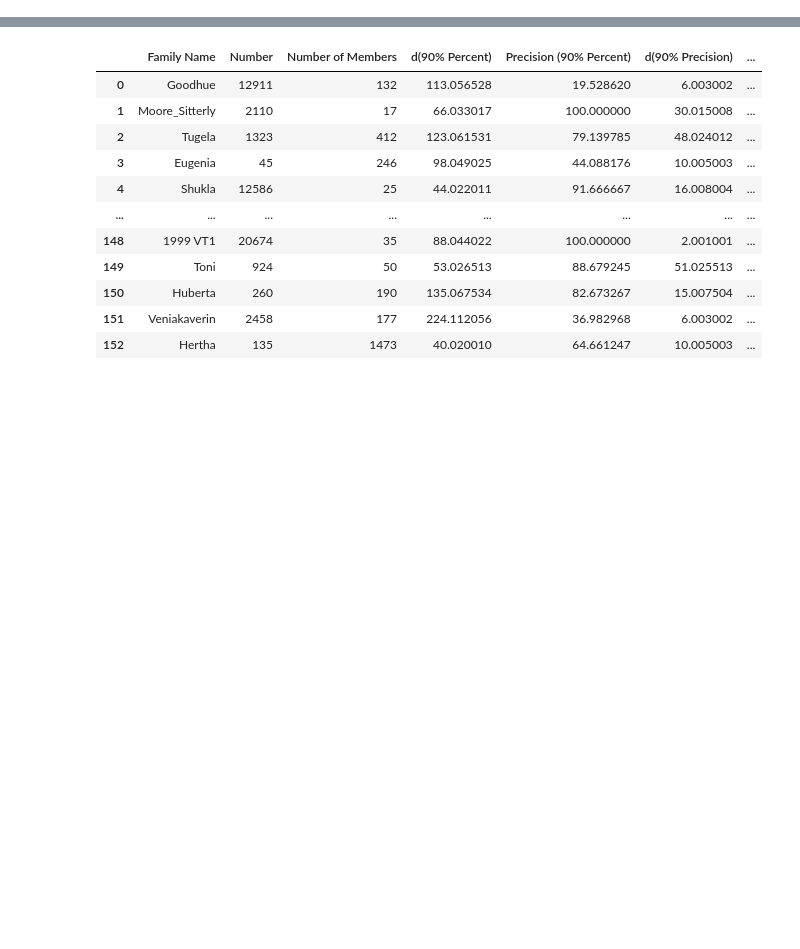
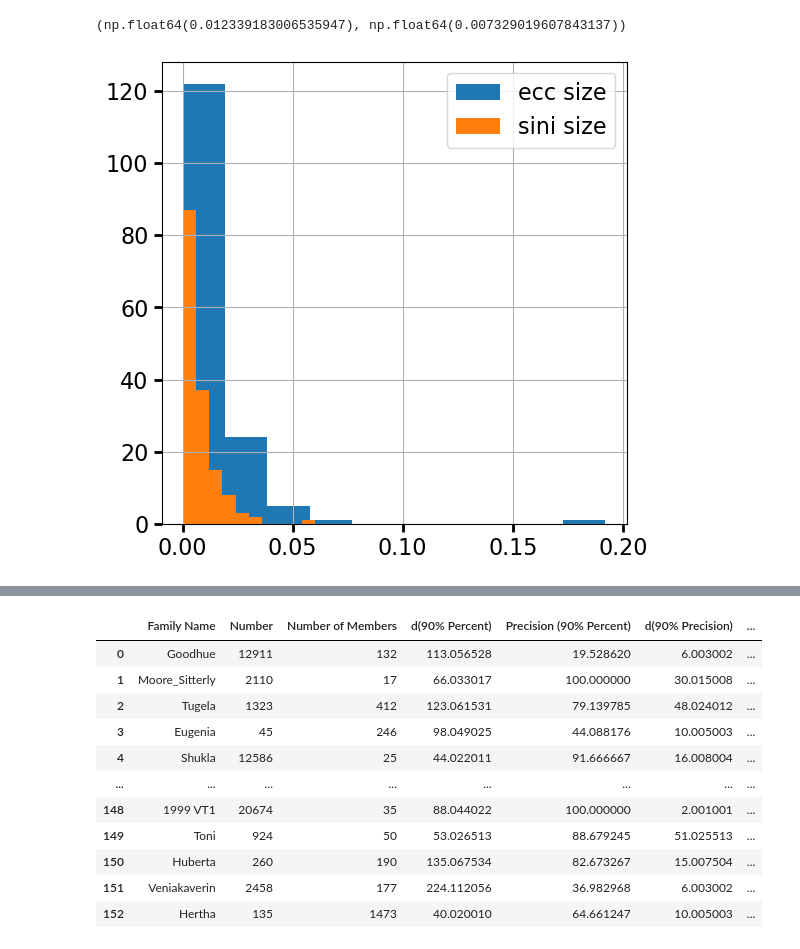
Before and after one commit to YangShen31/proper_elements_prediction, a Jupyter notebook: 4_family_identification/4.2_histogram_generations.ipynb, the cells around one changed output, grey strips where cells are left out. Drawn from its saved outputs; the diff is of its cells as text; code cells hidden in the pictures; blank space fills up the shorter version.

Commit message:
Calculate family size, pprint latex table, and save model_results_train

```diff
--- a/4_family_identification/4.2_histogram_generations.ipynb
+++ b/4_family_identification/4.2_histogram_generations.ipynb
@@ -165,6 +166,29 @@ for i,filename in enumerate(filenames):
     number_member_list.append(int(number))
     family_number_list.append(family_number)
     family_name_list.append(family_name)
+# %%
+e_fam_size = []
+sini_fam_size = []
+for i, d, family_df in families_to_run:
+    family_df["PackedName"] = family_df["PackedName"].apply(convert_id)
+    name_list = family_df["PackedName"]
+    family_df = nesvorny_elements[nesvorny_elements["Des'n"].isin(name_list)]
+
+    e_fam_size.append(family_df['prope'].max() - family_df['prope'].min())
+    # e_fam_size.append(family_df['prope'].std())
+    sini_fam_size.append(family_df['propsini'].max() - family_df['propsini'].min())
+    # sini_fam_size.append(family_df['propsini'].std())
+
+fam_size_df = pd.DataFrame(zip(e_fam_size, sini_fam_size), columns=["e_size", "sini_size"])
+fam_size_df["area"] = fam_size_df["e_size"] * fam_size_df["sini_size"]
+fam_size_df["e_size"].hist(label="ecc size")
+fam_size_df["sini_size"].hist(label="sini size")
+plt.legend()
+
+fam_size_df["e_size"].mean(), fam_size_df["sini_size"].mean()
+# %% [output]
+(np.float64(0.012339183006535947), np.float64(0.007329019607843137))
+[figure, added]
 # %%
 # Calculate statistics for all families
 def histogram_generation_f(f):
```
Also changed, not shown: parts of 2 cells of this notebook, 2 other files.
